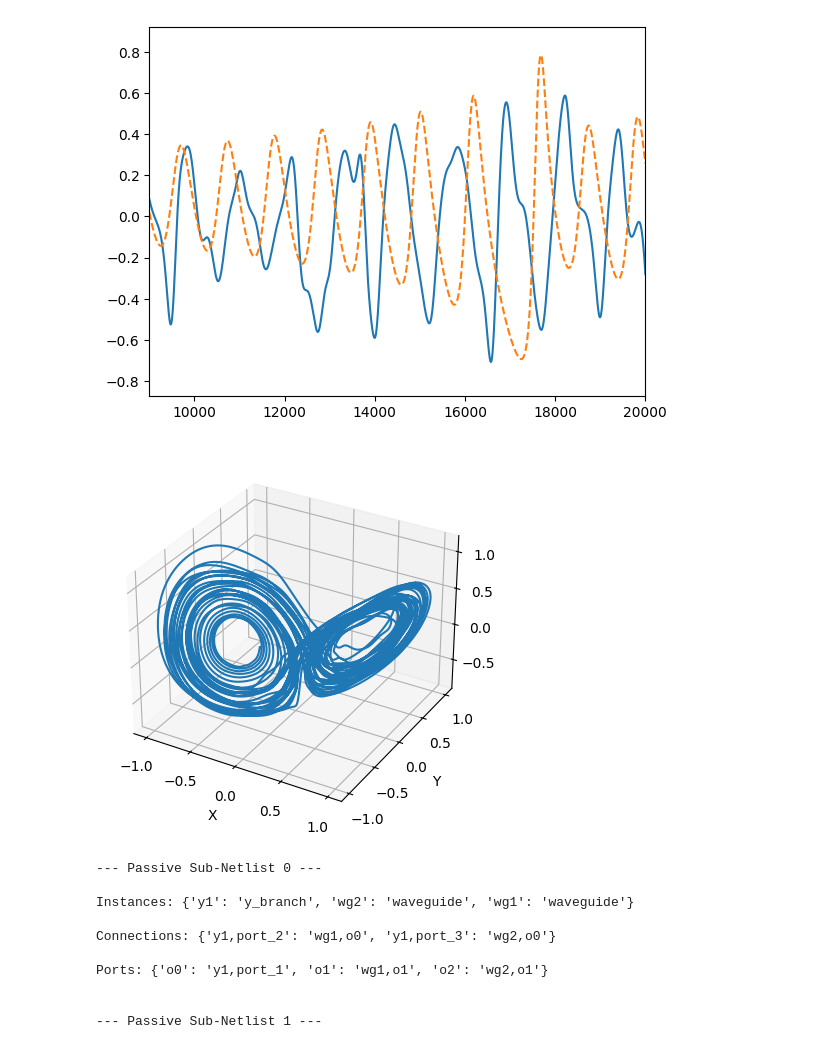
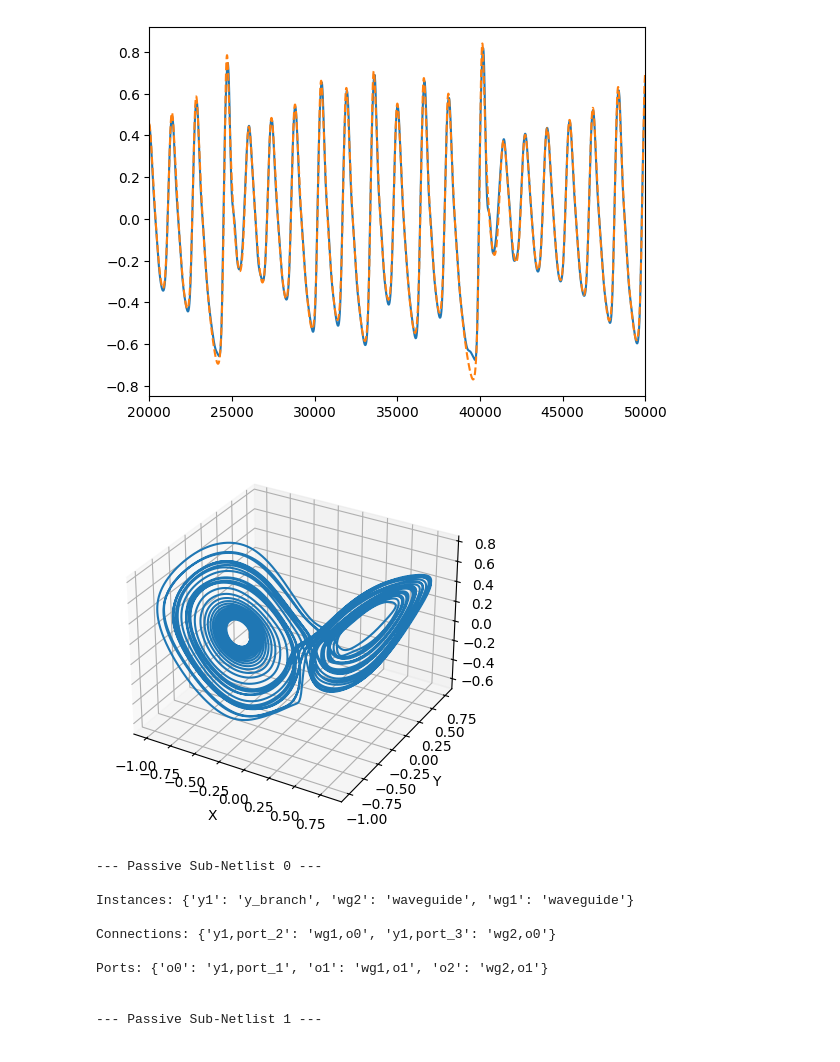
Before and after one commit to 1400073/time_domain_work, a Jupyter notebook: weights_checking.ipynb, the cells around one changed output. Drawn from its saved outputs; the diff is of its cells as text; code cells hidden in the pictures.

```diff
--- a/weights_checking.ipynb
+++ b/weights_checking.ipynb
@@ -101,48 +95,49 @@ weights_pos = [(0.31578582525253296+0.0644042044878006j), (-0.017186176031827927
 weights_neg = [(-0.5558752417564392+1.4542183876037598j), (0.7572507858276367+0.7995051145553589j), (-0.7790002226829529-0.615220844745636j), (0.6348704099655151+0.3937305510044098j), (0.43145984411239624+0.666351318359375j), (0.7288554310798645+0.5642482042312622j), (1.1230310201644897+0.3290497362613678j), (-0.45448654890060425+0.4278576374053955j), (0.31082242727279663-0.8203926086425781j), (-0.4648034870624542-0.190084308385849j), (0.14773958921432495+0.006124195177108049j), (0.4122118055820465+0.0047189886681735516j), (0.06489870697259903-0.7878449559211731j), (-0.34732046723365784-0.08946460485458374j), (-0.07742372900247574-0.5574140548706055j), (0.9754074811935425-0.4038223624229431j), (-0.28124934434890747+1.109566330909729j), (0.8086287975311279-0.8683242201805115j), (0.032932862639427185+0.8937739729881287j), (0.10008661448955536-0.640510618686676j), (-0.6086998581886292-1.1997027397155762j), (-1.085358738899231-0.8654486536979675j), (0.15738245844841003+0.04227430373430252j), (0.16696050763130188-0.808862030506134j), (-0.11692973226308823+0.5183502435684204j)]
 bias = -0.0007744936738163233
 # %%
-weights_pos =[(-0.6007322072982788+0.23916596174240112j), (-0.6861078143119812+0.10273247212171555j), (1.0313957929611206+0.7322471141815186j), (-0.46826329827308655+0.32549968361854553j), (-0.27030661702156067-0.32297879457473755j), (-0.6426123380661011+0.41231369972229004j), (-0.13937337696552277+0.4964253008365631j), (0.06954339891672134-0.17605715990066528j), (1.0362348556518555+0.19194942712783813j), (-0.15023016929626465+0.37948858737945557j), (1.049680233001709-1.104175329208374j), (-1.470460057258606-0.6560605764389038j), (-0.2980489432811737-0.668593168258667j), (-0.31387659907341003-1.4946138858795166j), (1.1185669898986816-0.27590611577033997j), (0.7554975748062134-0.4648776948451996j), (-0.6596673727035522+0.4608599841594696j), (0.04321219027042389+0.2892967164516449j), (0.21465115249156952+0.7839198708534241j), (-0.12076929956674576-1.0126200914382935j), (-1.1300462484359741+0.3182953894138336j), (1.409554123878479-0.6893730759620667j), (1.1221678256988525+1.022882342338562j), (-0.34090232849121094-0.006358127575367689j), (0.5252336263656616+1.189785122871399j)]
-weights_neg =[(-0.3374190032482147-0.8072061538696289j), (0.5474833846092224+0.8709757924079895j), (-0.12197379022836685-0.18471044301986694j), (1.0784753561019897+0.5364375114440918j), (-0.3565119504928589+0.453735888004303j), (-0.3918474018573761-0.571355938911438j), (0.4418739378452301-0.03989464417099953j), (-0.25630006194114685-0.5981810092926025j), (-0.837036669254303+0.1611640900373459j), (-0.1314290463924408-0.4381779134273529j), (-0.4088318645954132-1.020572304725647j), (-0.4406672418117523+0.19847877323627472j), (0.8023194670677185+0.8061816096305847j), (0.468572735786438-0.14970234036445618j), (-1.202311635017395+0.379507452249527j), (0.423294335603714+0.07993932068347931j), (-0.5650606751441956-0.571800947189331j), (0.2566525340080261-0.003816835582256317j), (-0.1806780993938446-0.9844210147857666j), (-0.09216968715190887+1.3047142028808594j), (0.01525967475026846-0.7669550180435181j), (0.21187086403369904-0.29216820001602173j), (-0.6596633195877075+0.3407800495624542j), (-0.5082160234451294-1.4451162815093994j), (-1.060850977897644+0.9141424894332886j)]
+weights_pos =[(1.5090389251708984-0.39406076073646545j), (-0.02254176326096058+0.2515658736228943j), (-1.819382667541504-0.22460536658763885j), (-0.8253945112228394+0.9981537461280823j), (-0.5082707405090332+1.18967604637146j), (-0.0001774576521711424-0.6961514949798584j), (-0.03673146292567253+0.44644805788993835j), (-0.1459171175956726+0.06807226687669754j), (-0.5036165714263916-0.720775306224823j), (0.22833532094955444-0.6702100038528442j), (0.4913672208786011-0.5054720640182495j), (0.23964214324951172-0.17941826581954956j), (-0.8479951620101929+0.7080851793289185j), (-0.13165295124053955+1.22820246219635j), (-0.3264063894748688+0.9105650782585144j), (-0.5630364418029785+0.12412437796592712j), (0.6648470163345337-0.021696971729397774j), (0.768333911895752-0.26949793100357056j), (0.18256008625030518+1.3365470170974731j), (0.3749624788761139+0.6753222942352295j), (-0.007524069398641586+0.12470445781946182j), (0.24145781993865967-1.1117314100265503j), (-2.0713939666748047+0.13644053041934967j), (0.6786695718765259-0.9033428430557251j), (-0.7801675200462341+0.8043974041938782j)]
+weights_neg =[(1.1716632843017578+0.8445451259613037j), (-0.7019909024238586-0.5123153328895569j), (1.5928280353546143-0.8183402419090271j), (-0.48552241921424866+1.1273351907730103j), (-0.4933079779148102-0.3121565878391266j), (0.5230439305305481+0.8503711819648743j), (1.3481826782226562-1.3615267276763916j), (-0.31822851300239563-0.6919068694114685j), (0.6234993934631348-0.5789737701416016j), (0.27767032384872437-0.08296317607164383j), (0.24960929155349731-0.014554109424352646j), (-0.5633884072303772+0.04182880371809006j), (-0.95609050989151-0.6565830707550049j), (0.7877309918403625+0.15527625381946564j), (0.29248183965682983+0.6491250991821289j), (0.03677031770348549+0.43369022011756897j), (0.6928834915161133-1.2170876264572144j), (-1.004181146621704-0.21675696969032288j), (-0.40289801359176636+1.09256911277771j), (-1.348107933998108-0.8007844686508179j), (-0.506431519985199+0.20231975615024567j), (-0.6783027648925781-0.6386787295341492j), (-0.9982107281684875+0.07071749120950699j), (0.5076889991760254-0.5713299512863159j), (0.4646381139755249+0.3727649748325348j)]
 
-bias = -0.03640927001833916
+bias = -0.5240516066551208
 # %%
 data = np.load("X_mmi_binary_10.npz")
 X_re    = data["X_re"]
 X_im    = data["X_im"]
 y = data["labels"]
 y_data = np.asarray(y, dtype=float)
 X_data    = X_re + 1j * X_im
 
 
 def split_pos_neg(X_raw):
     xpos_list = []
     xneg_list = []
     for i in range(0, 50, 10):
         xpos_list.append(X_raw[:, i:i+5])  # pos: first 5 ports
         xneg_list.append(X_raw[:, i+5:i+10])  # neg: next 5 ports
     xpos = np.concatenate(xpos_list, axis=1)  # shape: (N, 25)
     xneg = np.concatenate(xneg_list, axis=1)  # shape: (N, 25)
     return xpos, xneg
 
 xpos, xneg = split_pos_neg(X_data)
 Y = np.abs(np.sum(xpos*weights_pos, axis =1 ))**2 - np.abs(np.sum(xneg*weights_neg, axis = 1))**2 + bias
 plt.plot(Y)
 plt.plot(y, linestyle = '--')
-plt.xlim(9000,20000)
+plt.xlim(20000,50000)
 plt.show()
 # %% [output]
-[figure, old version]
+[figure, new version]
 # %%
 fig = plt.figure()
 ax = fig.add_subplot(projection='3d')
-# ax.plot(x_norm[6080:], y_norm[6080:], z_norm[6080:])
-ax.plot(x_norm[6080:80080],y_norm[6080:80080], Y)
+# ax.plot(x_norm[6000:100000],y_norm[6000:100000], y[1000:])
+
+ax.plot(x_norm[4980:79980],y_norm[4980:79980], Y)
 ax.set_xlabel('X')
 ax.set_ylabel('Y')
 ax.set_zlabel('Z')
 plt.show()
 # %% [output]
-[figure, old version]
+[figure, new version]
 # %%
 T = 10.0e-11
 dt = 1e-14
```
Also changed, not shown: parts of 1 cell of this notebook, 4 other files.
